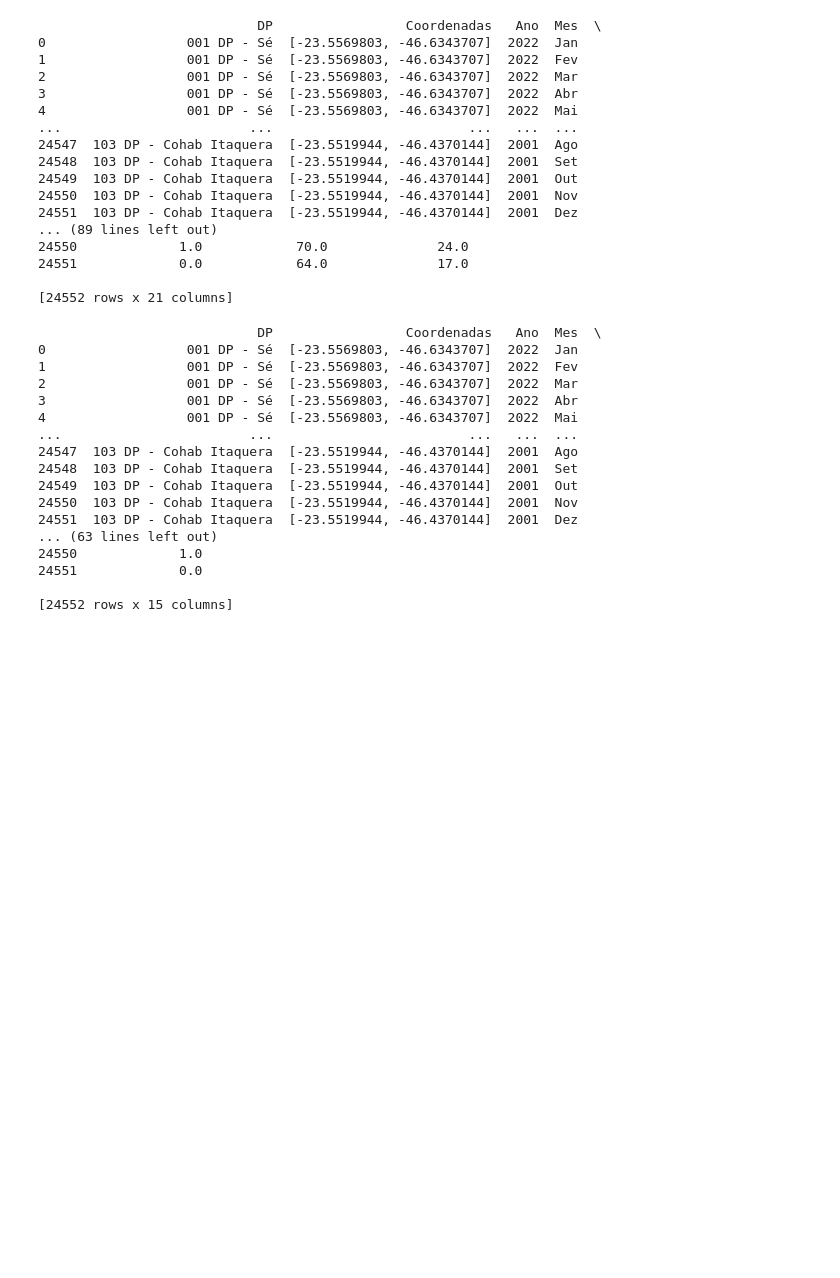
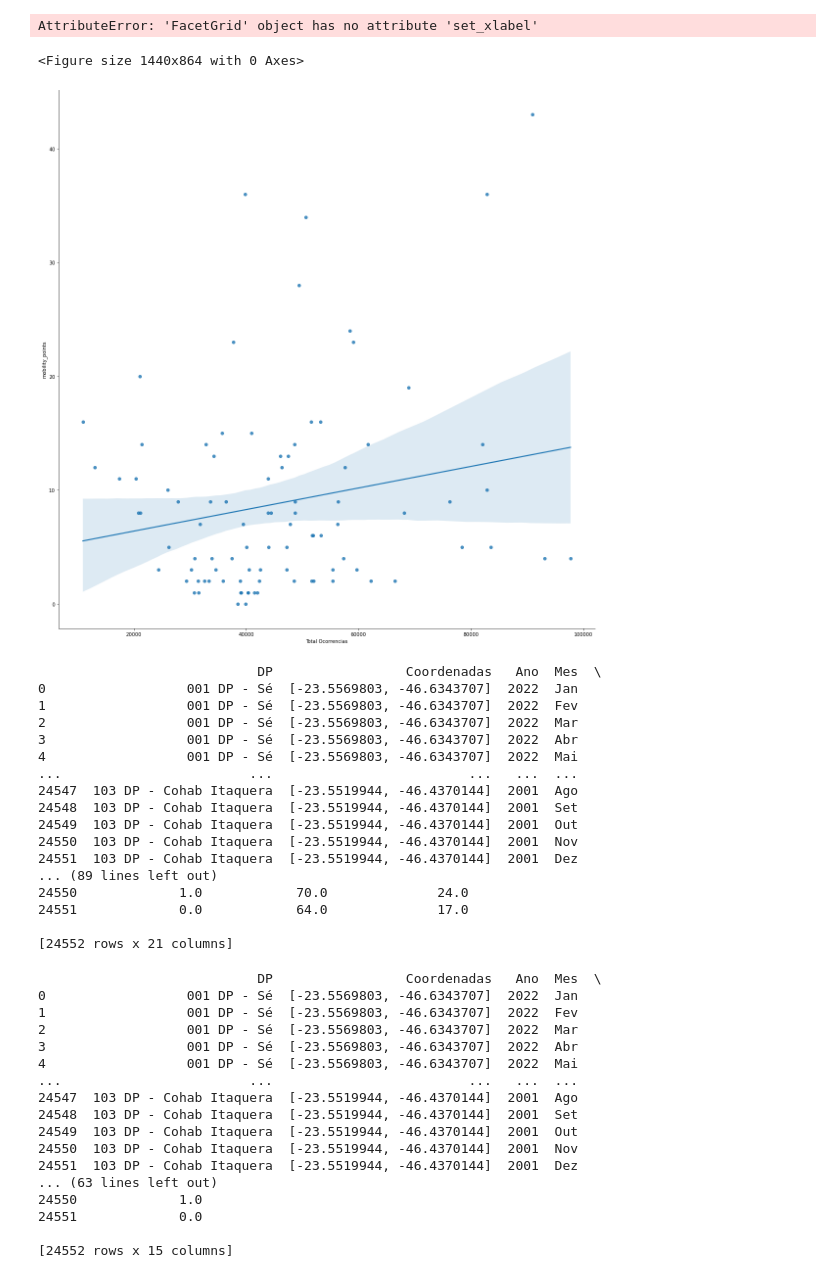
Before and after one commit to rodonoah/sp_violence_data_project, a Jupyter notebook: pds_analysis.ipynb, the cells around one changed output. Drawn from its saved outputs; the diff is of its cells as text; code cells hidden in the pictures; blank space fills up the shorter version.

```diff
--- a/pds_analysis.ipynb
+++ b/pds_analysis.ipynb
@@ -9,3 +57,12 @@ import matplotlib.pyplot as plt
+# %%
+plt.figure(figsize=(20,12))
+bx = sns.lmplot(x="Total Ocorrencias", y="mobility_points", data=dfc, height=16, aspect=1)
+bx.set_xlabel("Total Crimes Violentos")
+bx.set_ylabel("Total de pontos de mobilidade")
+# %% [output]
+AttributeError: 'FacetGrid' object has no attribute 'set_xlabel'
+<Figure size 1440x864 with 0 Axes>
+[figure, added]
 # %%
 # Reading file and changing column type to int for desired columns
 df = pd.read_csv('large_df_Apr01202222:09:19.csv')
```
Also changed, not shown: parts of 4 cells of this notebook, 2 other files.
